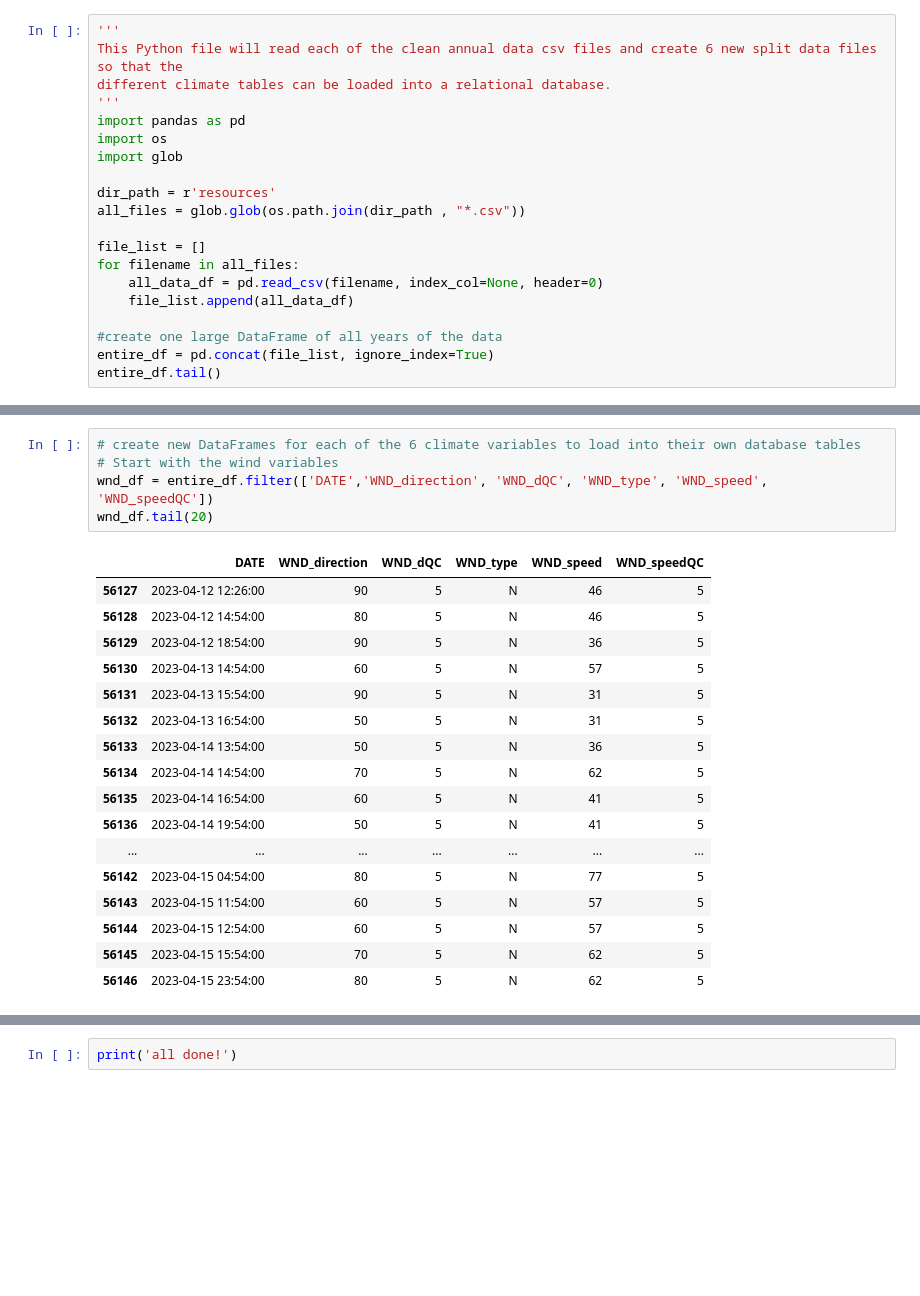
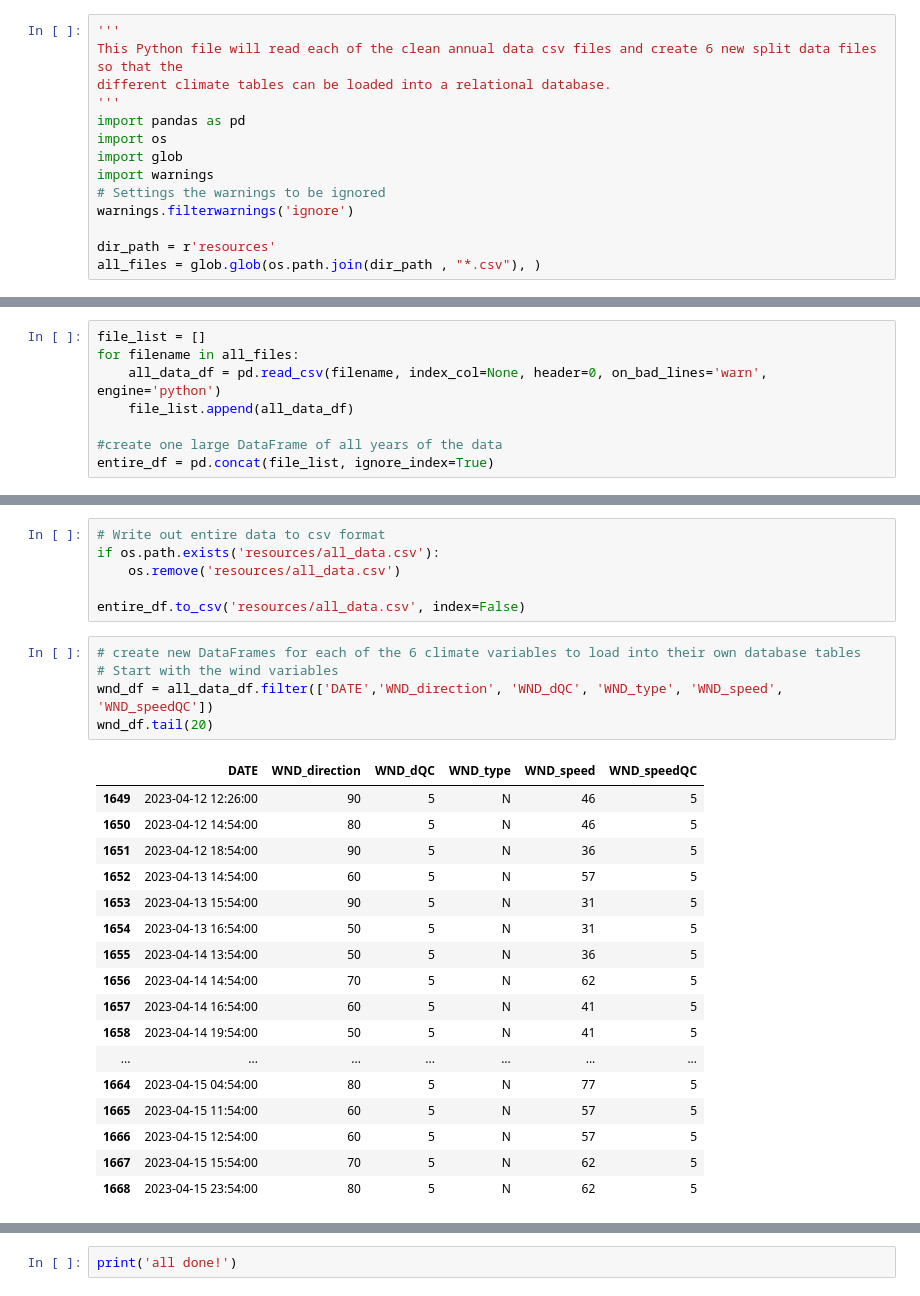
Before and after one commit to LLudivina/project-one, a Jupyter notebook: Climate_Data_Clean_Split.ipynb, the cells around one changed output, grey strips where cells are left out. Cells and saved outputs as stored; diff of their text form; blank space fills up the shorter version.

```diff
--- a/Climate_Data_Clean_Split.ipynb
+++ b/Climate_Data_Clean_Split.ipynb
@@ -6,15 +6,9 @@ different climate tables can be loaded into a relational database.
 import pandas as pd
 import os
 import glob
+import warnings
+# Settings the warnings to be ignored
+warnings.filterwarnings('ignore')
 
 dir_path = r'resources'
-all_files = glob.glob(os.path.join(dir_path , "*.csv"))
-
-file_list = []
-for filename in all_files:
-    all_data_df = pd.read_csv(filename, index_col=None, header=0)
-    file_list.append(all_data_df)
-
-#create one large DataFrame of all years of the data
-entire_df = pd.concat(file_list, ignore_index=True)
-entire_df.tail()
+all_files = glob.glob(os.path.join(dir_path , "*.csv"), )
@@ -27,0 +15,8 @@ entire_df.tail()
+# %%
+file_list = []
+for filename in all_files:
+    all_data_df = pd.read_csv(filename, index_col=None, header=0, on_bad_lines='warn', engine='python')
+    file_list.append(all_data_df)
+
+#create one large DataFrame of all years of the data
+entire_df = pd.concat(file_list, ignore_index=True)
@@ -45,25 +103,31 @@ entire_df.drop_duplicates(subset=['DATE'])
+# %%
+# Write out entire data to csv format
+if os.path.exists('resources/all_data.csv'):
+    os.remove('resources/all_data.csv')
+
+entire_df.to_csv('resources/all_data.csv', index=False)
 # %%
 # create new DataFrames for each of the 6 climate variables to load into their own database tables
 # Start with the wind variables
-wnd_df = entire_df.filter(['DATE','WND_direction', 'WND_dQC', 'WND_type', 'WND_speed', 'WND_speedQC'])
+wnd_df = all_data_df.filter(['DATE','WND_direction', 'WND_dQC', 'WND_type', 'WND_speed', 'WND_speedQC'])
 wnd_df.tail(20)
 # %% [output]
 |  | DATE | WND_direction | WND_dQC | WND_type | WND_speed | WND_speedQC |
-| 56127 | 2023-04-12 12:26:00 | 90 | 5 | N | 46 | 5 |
-| 56128 | 2023-04-12 14:54:00 | 80 | 5 | N | 46 | 5 |
-| 56129 | 2023-04-12 18:54:00 | 90 | 5 | N | 36 | 5 |
-| 56130 | 2023-04-13 14:54:00 | 60 | 5 | N | 57 | 5 |
-| 56131 | 2023-04-13 15:54:00 | 90 | 5 | N | 31 | 5 |
-| 56132 | 2023-04-13 16:54:00 | 50 | 5 | N | 31 | 5 |
-| 56133 | 2023-04-14 13:54:00 | 50 | 5 | N | 36 | 5 |
-| 56134 | 2023-04-14 14:54:00 | 70 | 5 | N | 62 | 5 |
-| 56135 | 2023-04-14 16:54:00 | 60 | 5 | N | 41 | 5 |
-| 56136 | 2023-04-14 19:54:00 | 50 | 5 | N | 41 | 5 |
+| 1649 | 2023-04-12 12:26:00 | 90 | 5 | N | 46 | 5 |
+| 1650 | 2023-04-12 14:54:00 | 80 | 5 | N | 46 | 5 |
+| 1651 | 2023-04-12 18:54:00 | 90 | 5 | N | 36 | 5 |
+| 1652 | 2023-04-13 14:54:00 | 60 | 5 | N | 57 | 5 |
+| 1653 | 2023-04-13 15:54:00 | 90 | 5 | N | 31 | 5 |
+| 1654 | 2023-04-13 16:54:00 | 50 | 5 | N | 31 | 5 |
+| 1655 | 2023-04-14 13:54:00 | 50 | 5 | N | 36 | 5 |
+| 1656 | 2023-04-14 14:54:00 | 70 | 5 | N | 62 | 5 |
+| 1657 | 2023-04-14 16:54:00 | 60 | 5 | N | 41 | 5 |
+| 1658 | 2023-04-14 19:54:00 | 50 | 5 | N | 41 | 5 |
 | ... | ... | ... | ... | ... | ... | ... |
-| 56142 | 2023-04-15 04:54:00 | 80 | 5 | N | 77 | 5 |
-| 56143 | 2023-04-15 11:54:00 | 60 | 5 | N | 57 | 5 |
-| 56144 | 2023-04-15 12:54:00 | 60 | 5 | N | 57 | 5 |
-| 56145 | 2023-04-15 15:54:00 | 70 | 5 | N | 62 | 5 |
-| 56146 | 2023-04-15 23:54:00 | 80 | 5 | N | 62 | 5 |
+| 1664 | 2023-04-15 04:54:00 | 80 | 5 | N | 77 | 5 |
+| 1665 | 2023-04-15 11:54:00 | 60 | 5 | N | 57 | 5 |
+| 1666 | 2023-04-15 12:54:00 | 60 | 5 | N | 57 | 5 |
+| 1667 | 2023-04-15 15:54:00 | 70 | 5 | N | 62 | 5 |
+| 1668 | 2023-04-15 23:54:00 | 80 | 5 | N | 62 | 5 |
 # %%
 # Write out wind data to csv format
```
Also changed, not shown: parts of 17 cells of this notebook.
